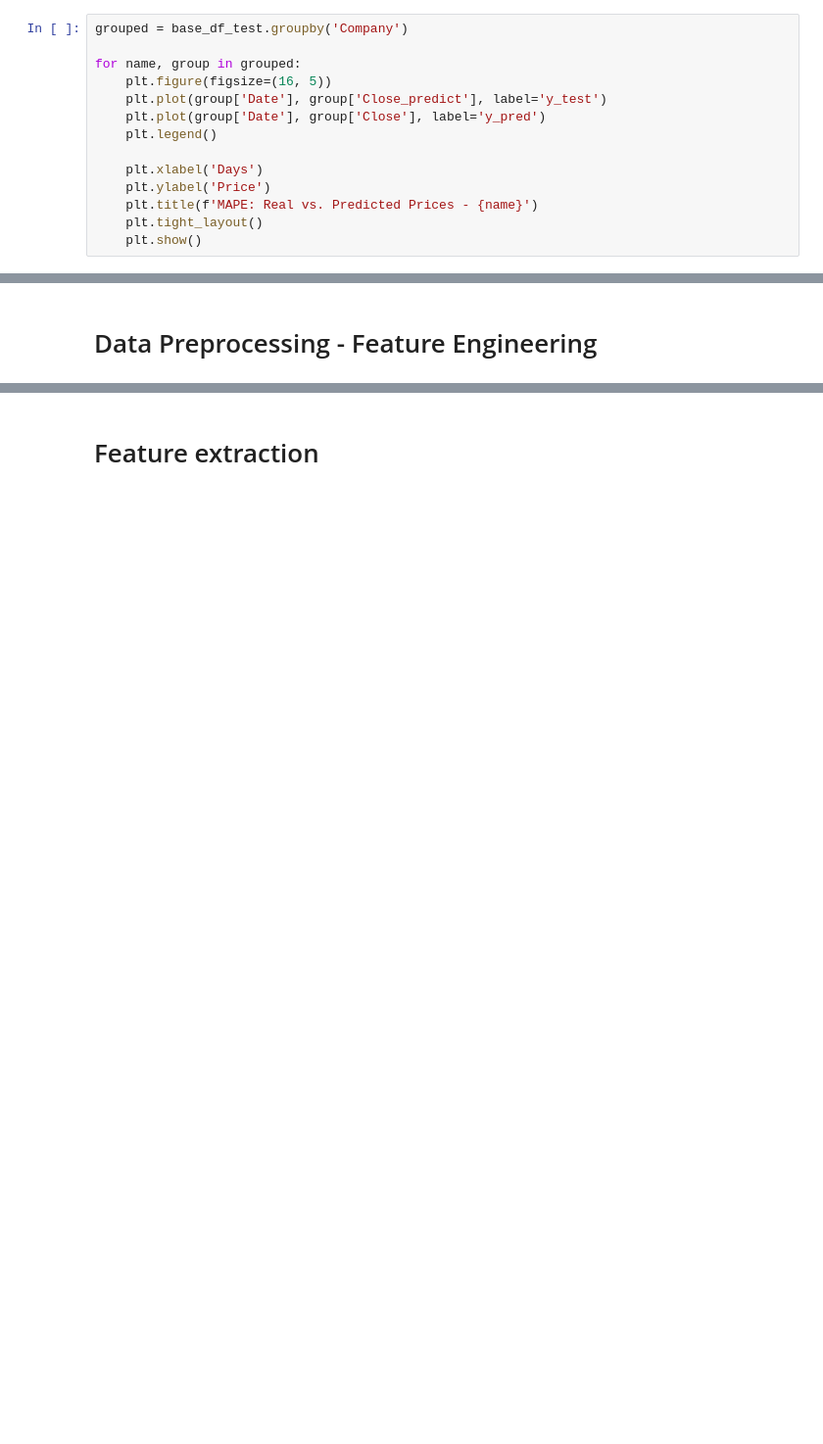
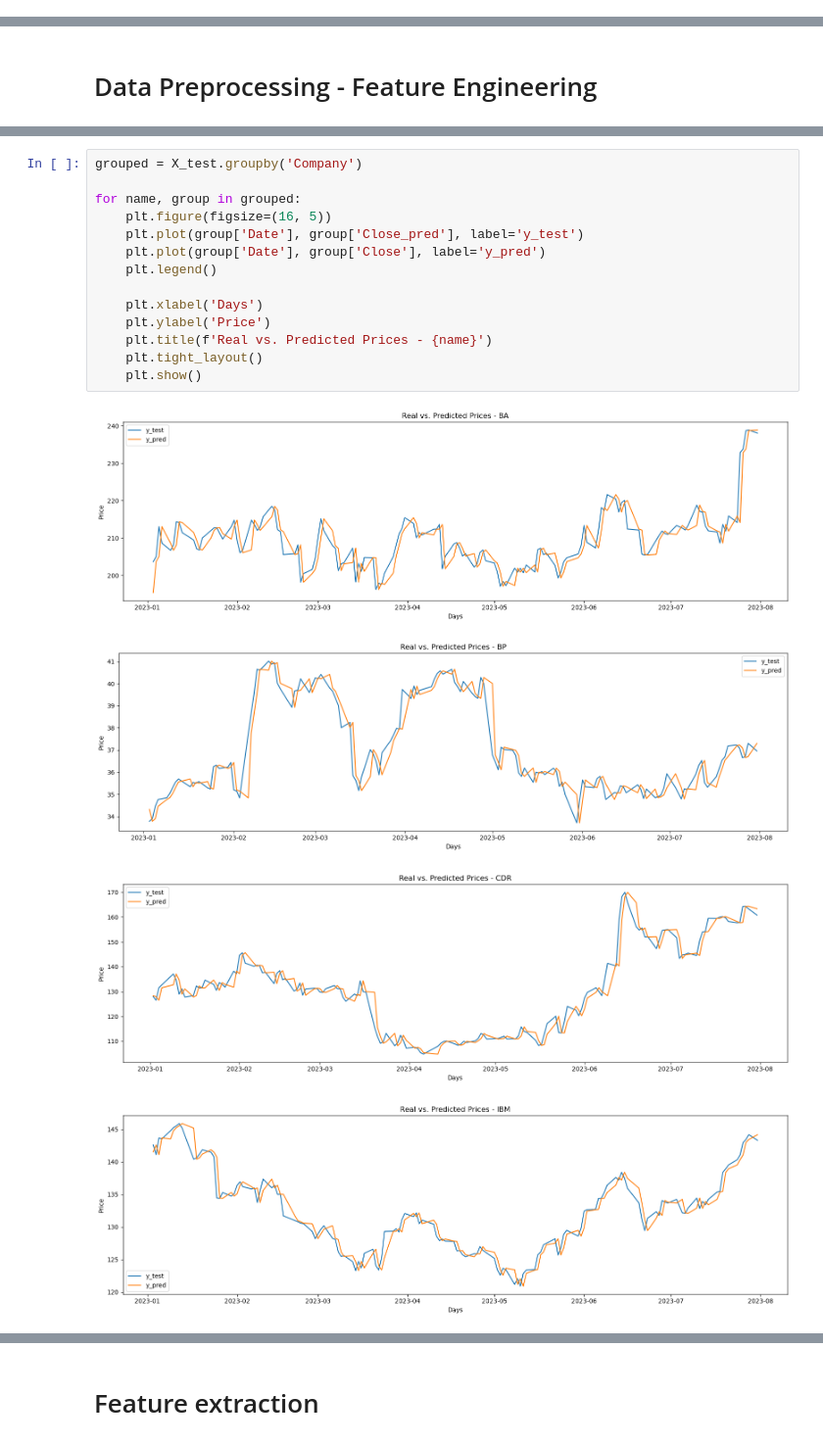
Before and after one commit to wolas91/stock-price-forecasting-using-ml, a Jupyter notebook: Project-stock-price-forecasting.ipynb, the cells around one changed output, grey strips where cells are left out. Shown at 98% size. Cells and saved outputs as stored; diff of their text form; blank space fills up the shorter version.

```diff
--- a/Project-stock-price-forecasting.ipynb
+++ b/Project-stock-price-forecasting.ipynb
@@ -181,14 +305,0 @@ calculate_mape(base_df_test['Close_predict'], base_df_test['Close'])
-# %%
-grouped = base_df_test.groupby('Company')
-
-for name, group in grouped:
-    plt.figure(figsize=(16, 5))
-    plt.plot(group['Date'], group['Close_predict'], label='y_test')
-    plt.plot(group['Date'], group['Close'], label='y_pred')
-    plt.legend()
-
-    plt.xlabel('Days')
-    plt.ylabel('Price')
-    plt.title(f'MAPE: Real vs. Predicted Prices - {name}')
-    plt.tight_layout()
-    plt.show()
@@ -266,0 +373,19 @@ y_test shape: (1443, 5)
+# %%
+grouped = X_test.groupby('Company')
+
+for name, group in grouped:
+    plt.figure(figsize=(16, 5))
+    plt.plot(group['Date'], group['Close_pred'], label='y_test')
+    plt.plot(group['Date'], group['Close'], label='y_pred')
+    plt.legend()
+
+    plt.xlabel('Days')
+    plt.ylabel('Price')
+    plt.title(f'Real vs. Predicted Prices - {name}')
+    plt.tight_layout()
+    plt.show()
+# %% [output]
+[figure, added]
+[figure, added]
+[figure, added]
+[figure, added]
```
Also changed, not shown: parts of 76 cells of this notebook.
